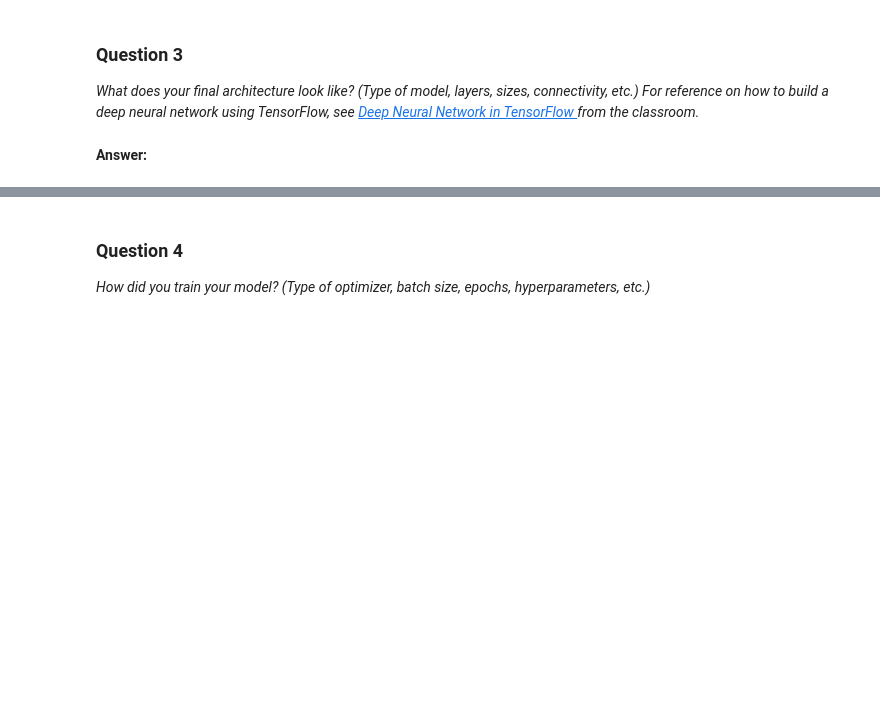
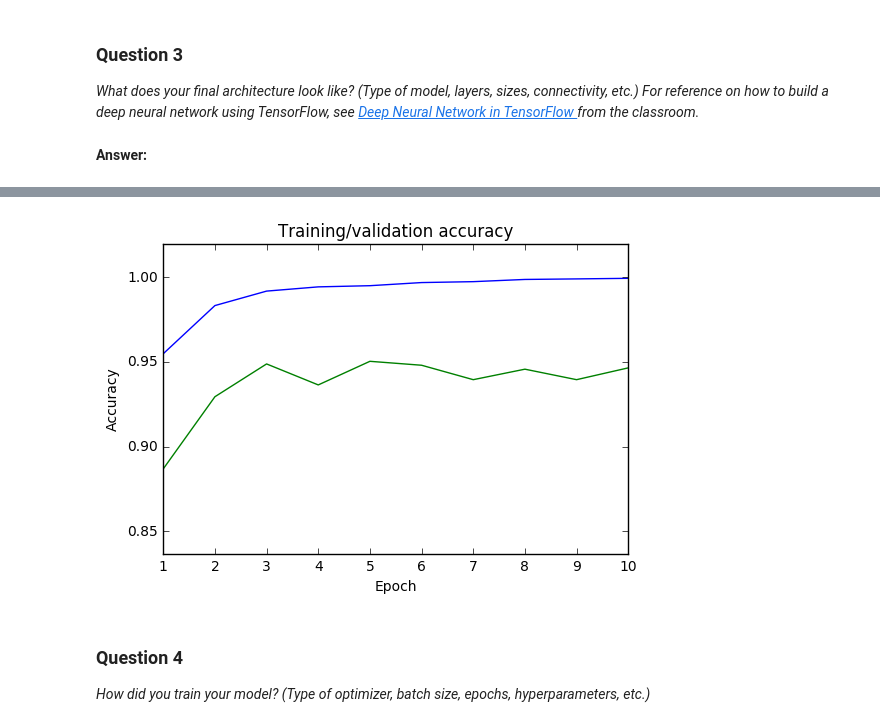
Before and after one commit to 2PetitsVerres/CarND-Traffic-Sign-Classifier-Project, a Jupyter notebook: Traffic_Sign_Classifier.ipynb, the cells around one changed output, grey strips where cells are left out. Saved outputs shown, nothing was run; the diff lists cells and outputs as text; code cells hidden in the pictures; blank space fills up the shorter version.

```diff
--- a/Traffic_Sign_Classifier.ipynb
+++ b/Traffic_Sign_Classifier.ipynb
@@ -234,6 +255,26 @@ _Describe how you preprocessed the data. Why did you choose that technique?_
 ### Generate additional data (OPTIONAL!)
 ### and split the data into training/validation/testing sets here.
 ### Feel free to use as many code cells as needed.
-from sklearn.model_selection import train_test_split
 
-X_train_norm, X_valid_norm, y_train_norm, y_valid_norm = train_test_split(X_train_pre_proc, y_train, test_size=0.2, random_state=0)
+# split into training and validation set
+cur_label = -1
+valid_idx = []
+train_idx = []
+
+i = 0
+while i < n_train:
+    # add one 30 image track to the validation set
+    if cur_label != y_train[i]:
+        valid_idx += list(range(i,i+30))
+        cur_label = y_train[i]
+        i += 30
+    else:
+        train_idx.append(i)
+        i += 1
+
+X_train_norm = X_train_pre_proc[train_idx,:,:,:]
+X_valid_norm = X_train_pre_proc[valid_idx,:,:,:]
+y_train_norm = y_train[train_idx]
+y_valid_norm = y_train[valid_idx]
+
+X_train_pre_proc = None
@@ -384,3 +501,17 @@ _What does your final architecture look like? (Type of model, layers, sizes, con
+# %%
+%matplotlib inline
+# display label distribution in the dataset
+plt.figure()
+plt.hold(True)
+plt.plot(list(range(1,len(train_acc)+1)), train_acc)
+plt.plot(list(range(1,len(val_acc)+1)), val_acc)
+plt.ylim([min(val_acc)-.05,1.02])
+plt.title('Training/validation accuracy')
+plt.xlabel('Epoch')
+plt.ylabel('Accuracy')
+plt.show()
+# %% [output]
+[figure, added]
 # %% [markdown]
 ### Question 4
 
```
Also changed, not shown: parts of 17 cells of this notebook.
